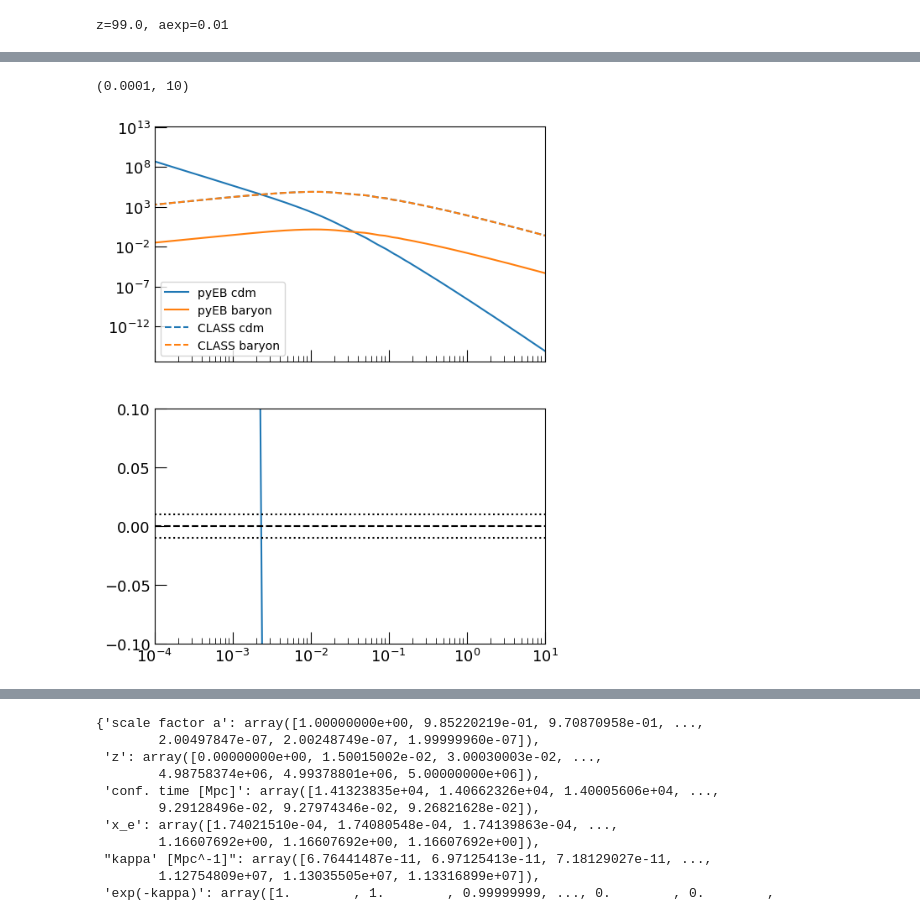
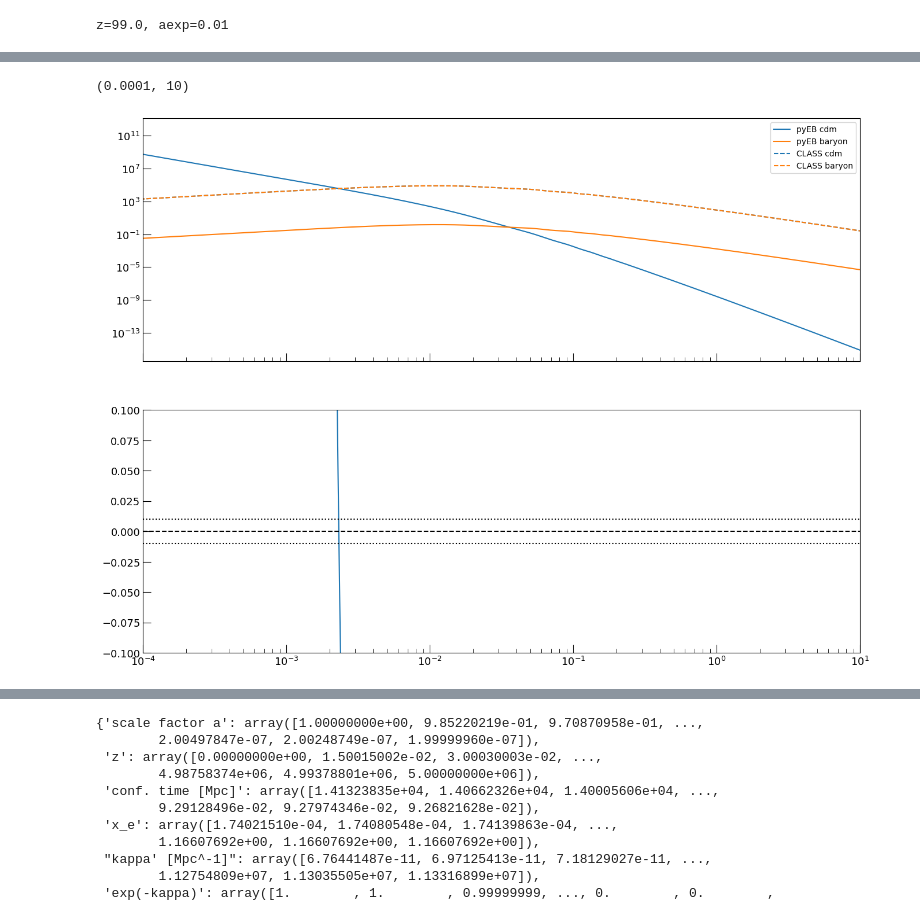
Before and after one commit to ohahn/DISCO-EB, a Jupyter notebook: notebooks/paper_scripts/nb_discoeb_class_comparison.ipynb, the cells around one changed output, grey strips where cells are left out. Cells and saved outputs as stored; diff of their text form; code cells hidden in the pictures.

```diff
--- a/notebooks/paper_scripts/nb_discoeb_class_comparison.ipynb
+++ b/notebooks/paper_scripts/nb_discoeb_class_comparison.ipynb
@@ -98,6 +98,6 @@ param['Neff']    = N_nu_rel
 param['Nmnu']    = N_nu_mass
 param['mnu']     = mnu
 
-param = evolve_background(param=param, thermo_module='RECFAST')#, class_thermo=thermo)
-print(param['Omegamnu'], ' ', mnu / 93.14 / h ** 2)
+param1 = evolve_background(param=param, thermo_module='RECFAST')#, class_thermo=thermo)
+print(param1['Omegamnu'], ' ', mnu / 93.14 / h ** 2)
 # %% [output]
@@ -234,12 +234,12 @@ elapsed: 13.142689228057861
 # Compute Perturbations
 aexp_out = jnp.array([aexp])
 
-y, kmodes = evolve_perturbations_batched( param=param, kmin=kmin, kmax=kmax, num_k=nmodes, aexp_out=aexp_out,
+y, kmodes = evolve_perturbations_batched( param=param1, kmin=kmin, kmax=kmax, num_k=nmodes, aexp_out=aexp_out,
                                   lmaxg = 31, lmaxgp = 31, lmaxr = 31, lmaxnu = 31, nqmax = 5,
                                   max_steps=32768,
                                   rtol=1e-5, atol=1e-5, batch_size=32 )
 
-# y, kmodes = evolve_perturbations( param=param, kmin=kmin, kmax=kmax, num_k=nmodes, aexp_out=aexp_out,
+# y, kmodes = evolve_perturbations( param=param1, kmin=kmin, kmax=kmax, num_k=nmodes, aexp_out=aexp_out,
 #                                   # lmaxg=8,lmaxgp=8,lmaxr=8,lmaxnu=8,nqmax=8,
 #                                   # lmaxr = 11, lmaxg = 11, lmaxgp = 11,
 #                                   # pcoeff = 0.0, icoeff = 1.0, dcoeff = 0.0, factormax = 10.0, factormin = 0.5,
@@ -445,32 +443,32 @@ pyEB zout=-2.0000046479932356
 # %%
 # plot power spectra against CLASS result
 
-fig, ax = plt.subplots(2,1, sharex=True, figsize=(6,8) )
+fig, ax = plt.subplots(2,1, sharex=True, figsize=(16,12) )
 fac = 2.5 / 1.12
 # fac = 2*np.pi**2/ (2*np.pi)**1.5
 ax[0].loglog( kmodes, Pkc*fac,label='pyEB cdm', color='C0')
 # ax.loglog( kmodes, Pkc_CAMB, label='CAMB cdm', color='C0', ls='--')
 ax[0].loglog( kmodes, Pkb*fac,label='pyEB baryon', color='C1')
 # ax.loglog( kmodes, Pkb_CAMB, label='CAMB baryon', color='C1', ls='--')
 ax[0].loglog( k_CLASS, Pkc_CLASS, label='CLASS cdm', ls='--', color='C0')
 ax[0].loglog( k_CLASS, Pkb_CLASS, label='CLASS baryon', ls='--', color='C1')
 ax[0].legend()
 
 ax[1].semilogx( kmodes, Pkc*fac/np.exp(np.interp( np.log(kmodes), np.log(k_CLASS), np.log(Pkc_CLASS) ))-1.0, label='cdm err', color='C0')
 ax[1].semilogx( kmodes, Pkb*fac/np.exp(np.interp( np.log(kmodes), np.log(k_CLASS), np.log(Pkb_CLASS) ))-1.0, label='baryon err', color='C1')
 
 ax[1].set_ylim((-0.1,0.1))
 ax[1].axhline(0.0, ls='--', color='k')
 ax[1].axhline(0.01, ls=':', color='k')
 ax[1].axhline(-0.01, ls=':', color='k')
 
 ax[1].set_xlim((1e-4,10))
 
 # ax.loglog( kmodes, Pkg, label='pyEB photon', color='C2')
 # ax.set_xlim((1e-3,5))
 # %% [output]
 (0.0001, 10)
-[figure, old version]
+[figure, new version]
 # %%
 LambdaCDM.set({
     'recombination' : 'HyRec',
```
Also changed, not shown: parts of 9 cells of this notebook, 7 other files.
